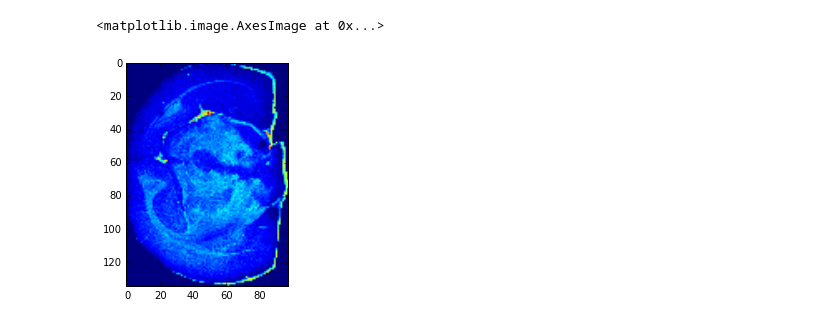
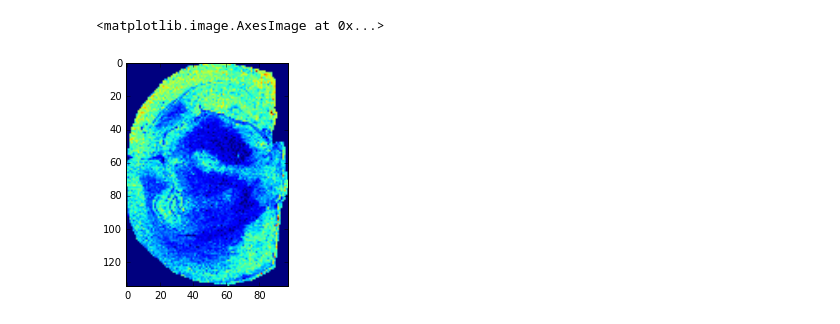
Before and after one commit to metaspace2020/metaspace, a Jupyter notebook: metaspace/python-client/example/iso_img_retrieval.ipynb, the cells around one changed output. Drawn from its saved outputs; the diff is of its cells as text; code cells hidden in the pictures.

Commit message:
iso_image_utils - refactored, fetch_iso_images_with_data returns an extended dataframe
* example/iso_img_retrieval - updated

```diff
--- a/metaspace/python-client/example/iso_img_retrieval.ipynb
+++ b/metaspace/python-client/example/iso_img_retrieval.ipynb
@@ -11,4 +15,4 @@ import iso_image_utils
 # %%
 db_name = 'HMDB'
 ds_name = 'EMBL//RB_a2s1'
-limit = 100
+limit = 10
@@ -48,0 +19,5 @@ images[:2]
+# %%
+iso_img_reader = iso_image_utils.IsoImgReader()
+# %%
+iso_images_df = iso_img_reader.fetch_iso_images_with_data(db_name, ds_name, limit)
+iso_images_df.head()
@@ -48,0 +31,3 @@ images[:2]
+# %%
+images_list = iso_images_df.iso_images.iloc[0]
+plt.imshow(images_list[0])
@@ -49,5 +37,5 @@ images[:2]
 # %%
-plt.imshow(images[9][3])
+plt.imshow(images_list[3])
 # %% [output]
 <matplotlib.image.AxesImage at 0x...>
-[figure, old version]
+[figure, new version]
```
Also changed, not shown: parts of 9 cells of this notebook, 1 other file.
